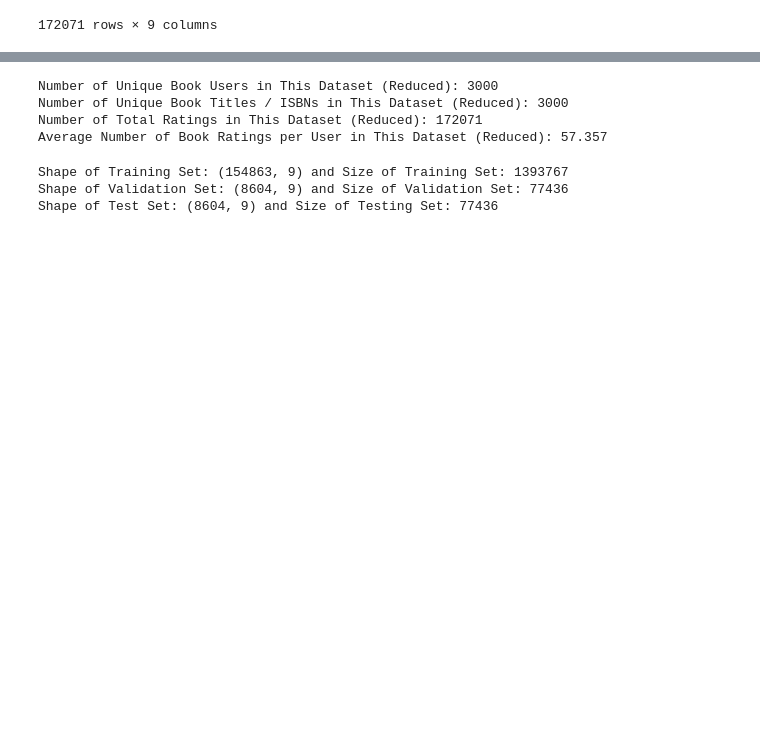
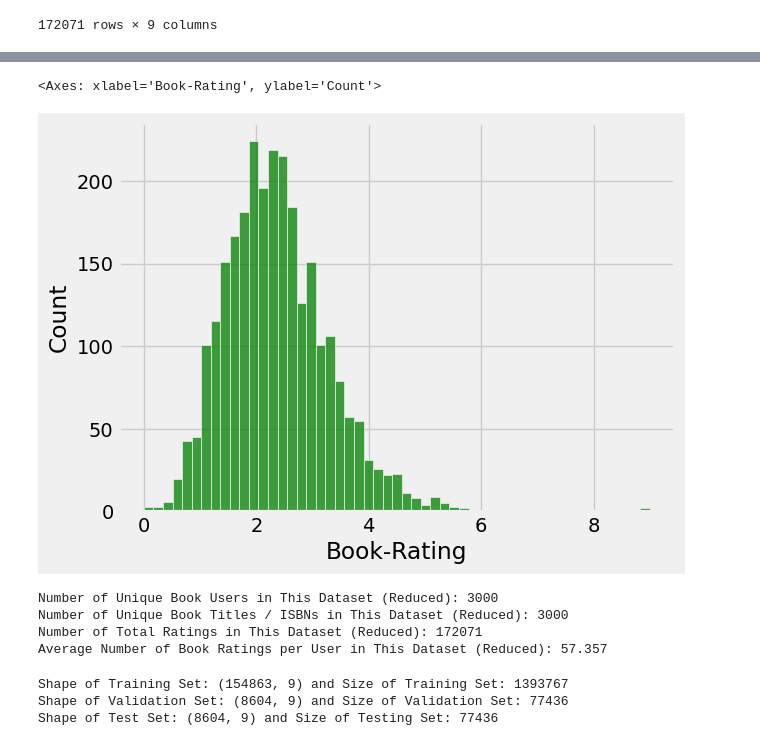
Before and after one commit to AndrewTran03/CS5805-ML1-FinalProject, a Jupyter notebook: Book-Recommendation-RNN-Blog-Post/index.ipynb, the cells around one changed output, grey strips where cells are left out. Saved outputs shown, nothing was run; the diff lists cells and outputs as text; code cells hidden in the pictures; blank space fills up the shorter version.

```diff
--- a/Book-Recommendation-RNN-Blog-Post/index.ipynb
+++ b/Book-Recommendation-RNN-Blog-Post/index.ipynb
@@ -298,0 +348,5 @@ cleaned_df
+# %%
+# Calculate mean rating of all movies and check the popular high rating movies
+cleaned_df_sorted_mean_rating = cleaned_df.copy().groupby("Book-Title")["Book-Rating"].mean().sort_values(ascending=False)
+print("--------- Sorted by Mean On Average: ---------\n")
+print("--------- TOP 50: ---------\n", cleaned_df_sorted_mean_rating.head(50), "\n\n--------- BOTTOM 50: ---------\n", cleaned_df_sorted_mean_rating.tail(50))
@@ -299,3 +371,8 @@ cleaned_df
+# %%
+sns.histplot(pd.DataFrame(cleaned_df_sorted_mean_rating)["Book-Rating"], color="g")
+# %% [output]
+<Axes: xlabel='Book-Rating', ylabel='Count'>
+[figure, added]
 # %%
 report_basic_stats(cleaned_df, "Reduced")
 # %% [output]
```
Also changed, not shown: parts of 14 cells of this notebook.
